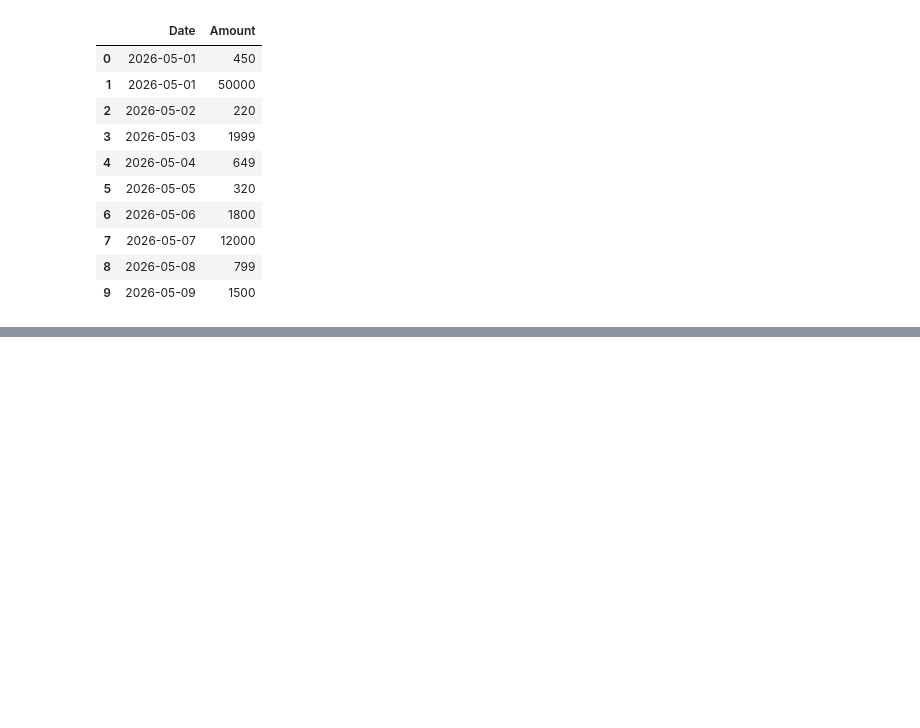
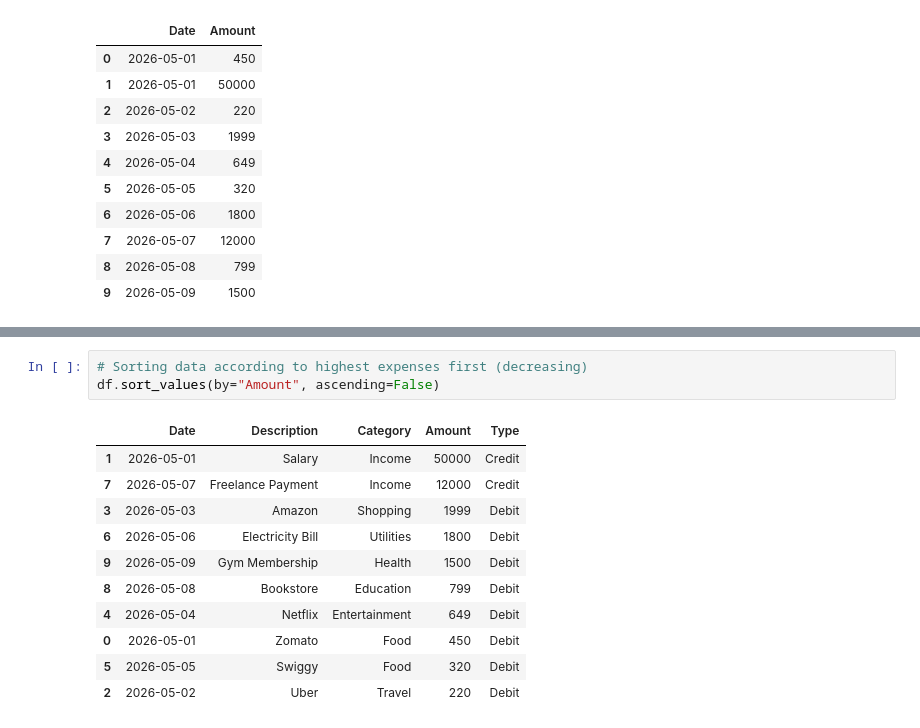
Before and after one commit to astik77/finance-intelligence-system, a Jupyter notebook: notebooks/eda.ipynb, the cells around one changed output, grey strips where cells are left out. Drawn from its saved outputs; the diff is of its cells as text; blank space fills up the shorter version.

```diff
--- a/notebooks/eda.ipynb
+++ b/notebooks/eda.ipynb
@@ -75,0 +131,15 @@ df[["Date", "Amount"]]
+# %%
+# Sorting data according to highest expenses first (decreasing)
+df.sort_values(by="Amount", ascending=False)
+# %% [output]
+|  | Date | Description | Category | Amount | Type |
+| 1 | 2026-05-01 | Salary | Income | 50000 | Credit |
+| 7 | 2026-05-07 | Freelance Payment | Income | 12000 | Credit |
+| 3 | 2026-05-03 | Amazon | Shopping | 1999 | Debit |
+| 6 | 2026-05-06 | Electricity Bill | Utilities | 1800 | Debit |
+| 9 | 2026-05-09 | Gym Membership | Health | 1500 | Debit |
+| 8 | 2026-05-08 | Bookstore | Education | 799 | Debit |
+| 4 | 2026-05-04 | Netflix | Entertainment | 649 | Debit |
+| 0 | 2026-05-01 | Zomato | Food | 450 | Debit |
+| 5 | 2026-05-05 | Swiggy | Food | 320 | Debit |
+| 2 | 2026-05-02 | Uber | Travel | 220 | Debit |
```
Also changed, not shown: parts of 14 cells of this notebook.
